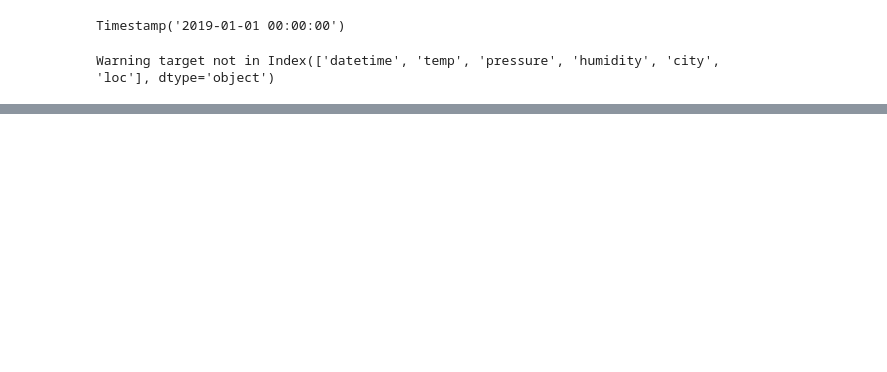
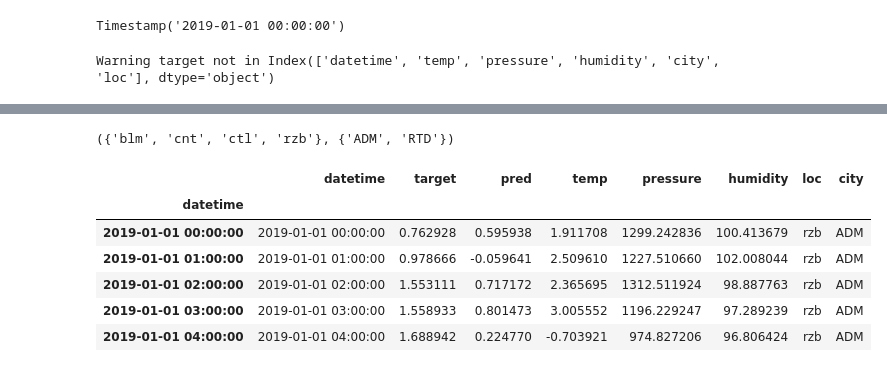
Before and after one commit to takotab/time-series-testing, a Jupyter notebook: nbs/_v2_seq_seq.ipynb, the cells around one changed output, grey strips where cells are left out. Saved outputs shown, nothing was run; the diff lists cells and outputs as text; code cells hidden in the pictures; blank space fills up the shorter version.

```diff
--- a/nbs/_v2_seq_seq.ipynb
+++ b/nbs/_v2_seq_seq.ipynb
@@ -487,12 +489,26 @@ a_res = norm.decodes(res)
 test_close(a_res.mean((0,1)), Tensor([1,2,3,4,5,6,7]),0.1)
 test_close(a_res.std((0,1)), Tensor([.3,.6,.9,1.2,1.5,1.8,2.1]),0.1)
 # %%
-df = make_fake_data(100,locations=4,l=140,jumps=True)
+df = make_fake_data(100,locations=4,l=210,jumps=True)
+set(df['loc']),set(df['city'])
+# %% [output]
+({'blm', 'cnt', 'ctl', 'rzb'}, {'ADM', 'RTD'})
 # %%
 items = []
 for l in set(df['loc']):
     _df = df[df['loc'] == l]
     items += L(make_interval(_df)).map(lambda x: Days(x, ['target'], ['city','loc'], ['temp','pressure','humidity']))
+# %%
+items[0].df.head()
+# {i: items[i].df.shape  for i in range(len(items)) if  set(items[i].df['loc']) == {np.nan}}
+# %% [output]
+|  | datetime | target | pred | temp | pressure | humidity | loc | city |
+| datetime |  |  |  |  |  |  |  |  |
+| 2019-01-01 00:00:00 | 2019-01-01 00:00:00 | 0.762928 | 0.595938 | 1.911708 | 1299.242836 | 100.413679 | rzb | ADM |
+| 2019-01-01 01:00:00 | 2019-01-01 01:00:00 | 0.978666 | -0.059641 | 2.509610 | 1227.510660 | 102.008044 | rzb | ADM |
+| 2019-01-01 02:00:00 | 2019-01-01 02:00:00 | 1.553111 | 0.717172 | 2.365695 | 1312.511924 | 98.887763 | rzb | ADM |
+| 2019-01-01 03:00:00 | 2019-01-01 03:00:00 | 1.558933 | 0.801473 | 3.005552 | 1196.229247 | 97.289239 | rzb | ADM |
+| 2019-01-01 04:00:00 | 2019-01-01 04:00:00 | 1.688942 | 0.224770 | -0.703921 | 974.827206 | 96.806424 | rzb | ADM |
 # %%
 splits = split_idxs(items)
 # %% [output]
```
Also changed, not shown: parts of 29 cells of this notebook.
